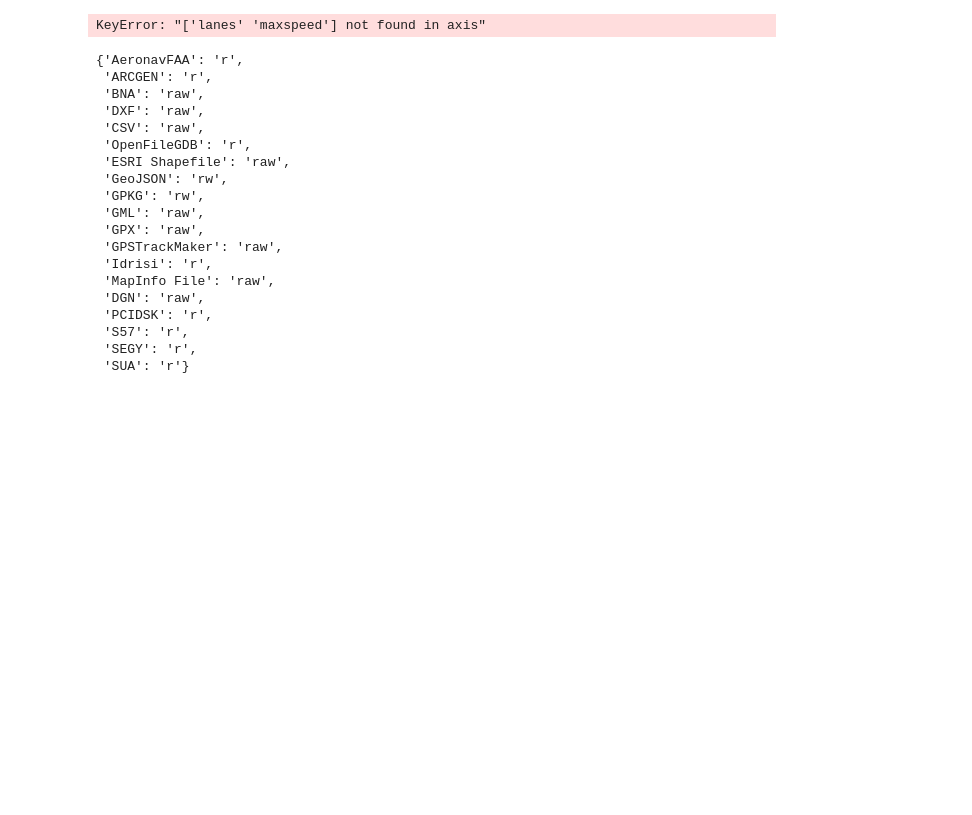
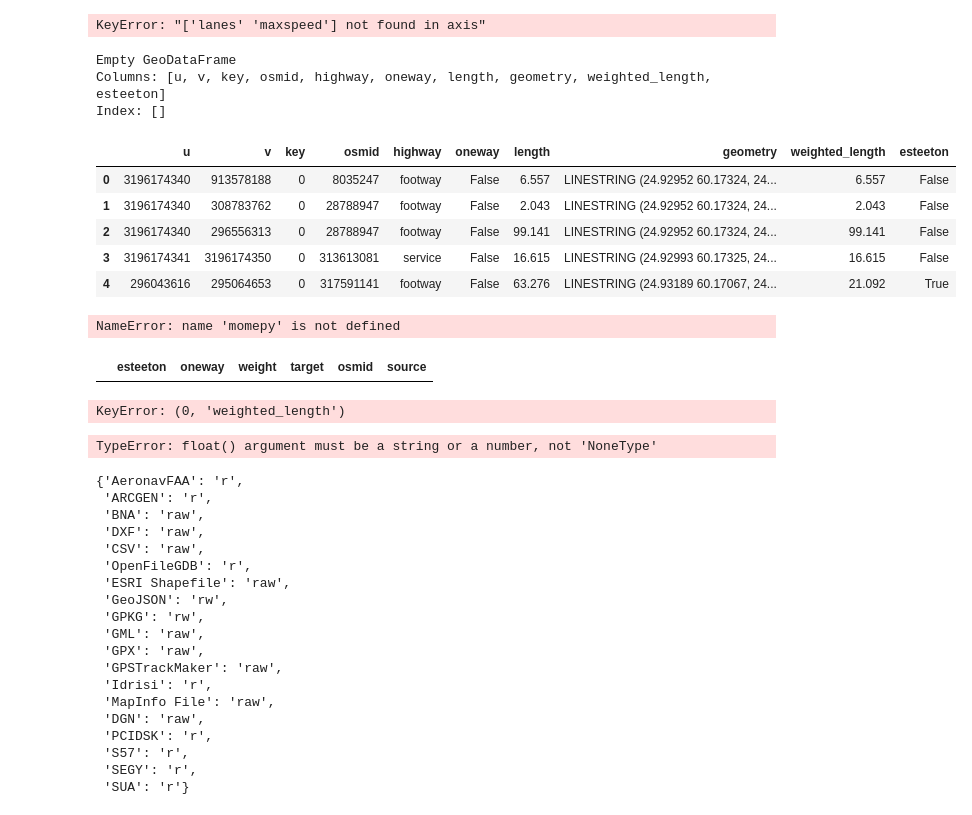
Before and after one commit to AutoGIS-2019/final-assignment-vipy123, a Jupyter notebook: Esteettomyys.ipynb, the cells around one changed output. Saved outputs shown, nothing was run; the diff lists cells and outputs as text; code cells hidden in the pictures; blank space fills up the shorter version.

```diff
--- a/Esteettomyys.ipynb
+++ b/Esteettomyys.ipynb
@@ -372,3 +378,20 @@ KeyError: "['lanes' 'maxspeed'] not found in axis"
 edges = edges.drop(['junction'], axis=1)
 # %%
 edges = edges.drop(['width'], axis=1)
+# %%
+print(edges.loc[edges['oneway']==True])
+edges.head()
+# %% [output]
+Empty GeoDataFrame
+Columns: [u, v, key, osmid, highway, oneway, length, geometry, weighted_length, esteeton]
+Index: []
+|  | u | v | key | osmid | highway | oneway | length | geometry | weighted_length | esteeton |
+| 0 | 3196174340 | 913578188 | 0 | 8035247 | footway | False | 6.557 | LINESTRING (24.92952 60.17324, 24... | 6.557 | False |
+| 1 | 3196174340 | 308783762 | 0 | 28788947 | footway | False | 2.043 | LINESTRING (24.92952 60.17324, 24... | 2.043 | False |
+| 2 | 3196174340 | 296556313 | 0 | 28788947 | footway | False | 99.141 | LINESTRING (24.92952 60.17324, 24... | 99.141 | False |
+| 3 | 3196174341 | 3196174350 | 0 | 313613081 | service | False | 16.615 | LINESTRING (24.92993 60.17325, 24... | 16.615 | False |
+| 4 | 296043616 | 295064653 | 0 | 317591141 | footway | False | 63.276 | LINESTRING (24.93189 60.17067, 24... | 21.092 | True |
+# %%
+graph1 = momepy.gdf_to_nx(edges, approach='primal')
+# %% [output]
+NameError: name 'momepy' is not defined
@@ -374,0 +401,18 @@ edges = edges.drop(['width'], axis=1)
+# %%
+edgesGraphMode
+# %% [output]
+|  | esteeton | oneway | weight | target | osmid | source |
+# %%
+for index, row in edges.iterrows():
+    x,y = row.geometry.coords.xy
+    data = pd.DataFrame({'osmid': row['osmid'],
+                        'source': row['u'],
+                        'target': row['v'],
+                        'weight': row[index, 'weighted_length'],
+                        })
+
+    edgesGraphMode = edgesGraphMode.append(data)
+
+edgesGraphMode.tail()
+# %% [output]
+KeyError: (0, 'weighted_length')
@@ -375,3 +426,7 @@ edges = edges.drop(['width'], axis=1)
+# %%
+fig, ax = ox.plot_graph(graph)
+# %% [output]
+TypeError: float() argument must be a string or a number, not 'NoneType'
 # %%
 import fiona; fiona.supported_drivers
 # %% [output]
```
Also changed, not shown: parts of 9 cells of this notebook, 11 other files.
